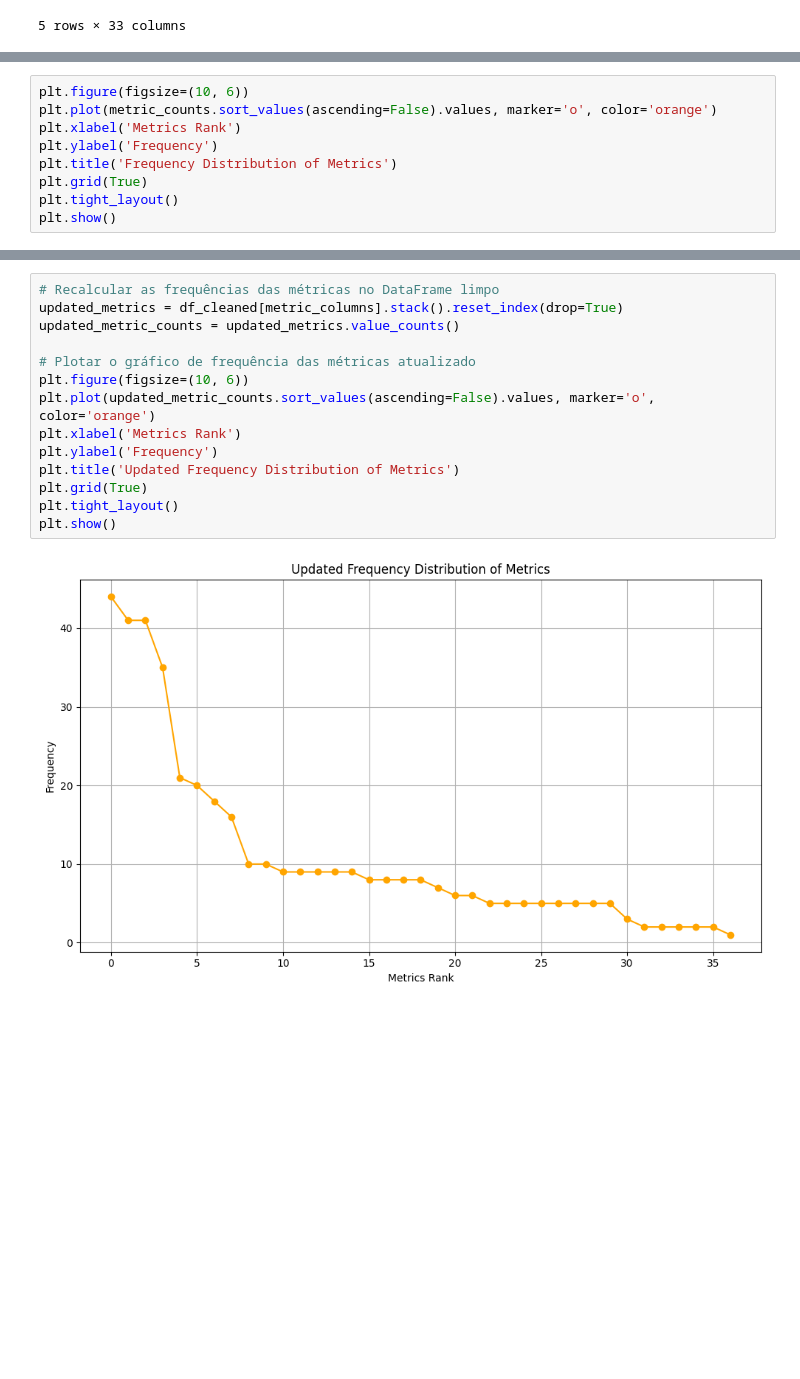
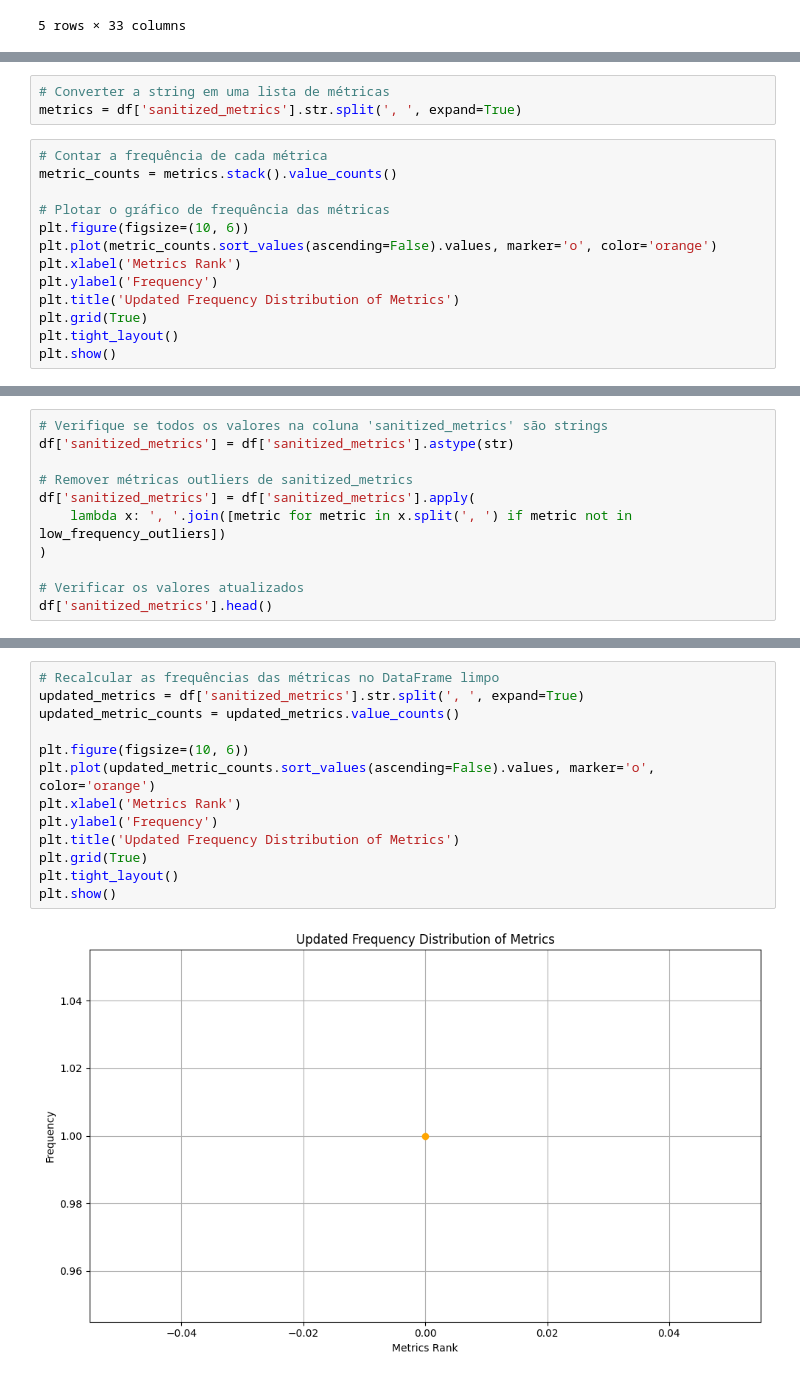
Before and after one commit to viniciuslunardi/tcc, a Jupyter notebook: collaborative_filtering/clean_outliers.ipynb, the cells around one changed output, grey strips where cells are left out. Drawn from its saved outputs; the diff is of its cells as text; blank space fills up the shorter version.

```diff
--- a/collaborative_filtering/clean_outliers.ipynb
+++ b/collaborative_filtering/clean_outliers.ipynb
@@ -21,9 +16,16 @@ metric_counts = metrics.value_counts()
+# %%
+# Converter a string em uma lista de métricas
+metrics = df['sanitized_metrics'].str.split(', ', expand=True)
 # %%
+# Contar a frequência de cada métrica
+metric_counts = metrics.stack().value_counts()
+
+# Plotar o gráfico de frequência das métricas
 plt.figure(figsize=(10, 6))
 plt.plot(metric_counts.sort_values(ascending=False).values, marker='o', color='orange')
 plt.xlabel('Metrics Rank')
 plt.ylabel('Frequency')
-plt.title('Frequency Distribution of Metrics')
+plt.title('Updated Frequency Distribution of Metrics')
 plt.grid(True)
 plt.tight_layout()
 plt.show()
@@ -73,0 +63,11 @@ df_cleaned.head()
+# %%
+# Verifique se todos os valores na coluna 'sanitized_metrics' são strings
+df['sanitized_metrics'] = df['sanitized_metrics'].astype(str)
+
+# Remover métricas outliers de sanitized_metrics
+df['sanitized_metrics'] = df['sanitized_metrics'].apply(
+    lambda x: ', '.join([metric for metric in x.split(', ') if metric not in low_frequency_outliers])
+)
+
+# Verificar os valores atualizados
+df['sanitized_metrics'].head()
@@ -74,17 +81,16 @@ df_cleaned.head()
 # %%
 # Recalcular as frequências das métricas no DataFrame limpo
-updated_metrics = df_cleaned[metric_columns].stack().reset_index(drop=True)
+updated_metrics = df['sanitized_metrics'].str.split(', ', expand=True)
 updated_metric_counts = updated_metrics.value_counts()
 
-# Plotar o gráfico de frequência das métricas atualizado
 plt.figure(figsize=(10, 6))
 plt.plot(updated_metric_counts.sort_values(ascending=False).values, marker='o', color='orange')
 plt.xlabel('Metrics Rank')
 plt.ylabel('Frequency')
 plt.title('Updated Frequency Distribution of Metrics')
 plt.grid(True)
 plt.tight_layout()
 plt.show()
 # %% [output]
-[figure, old version]
+[figure, new version]
 # %%
```
Also changed, not shown: parts of 6 cells of this notebook, 6 other files.
